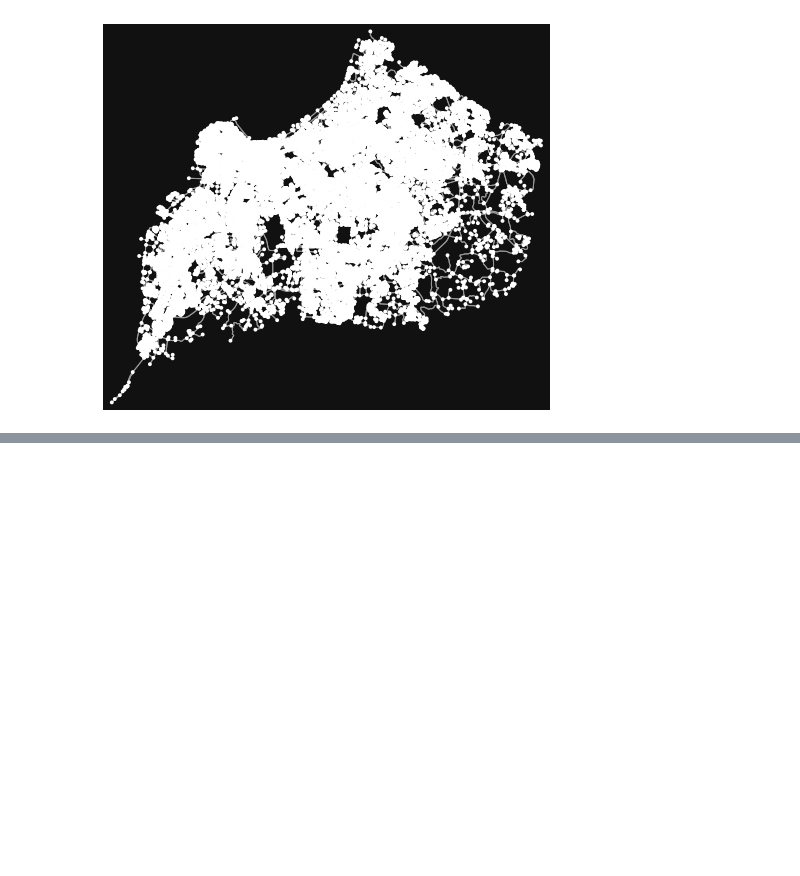
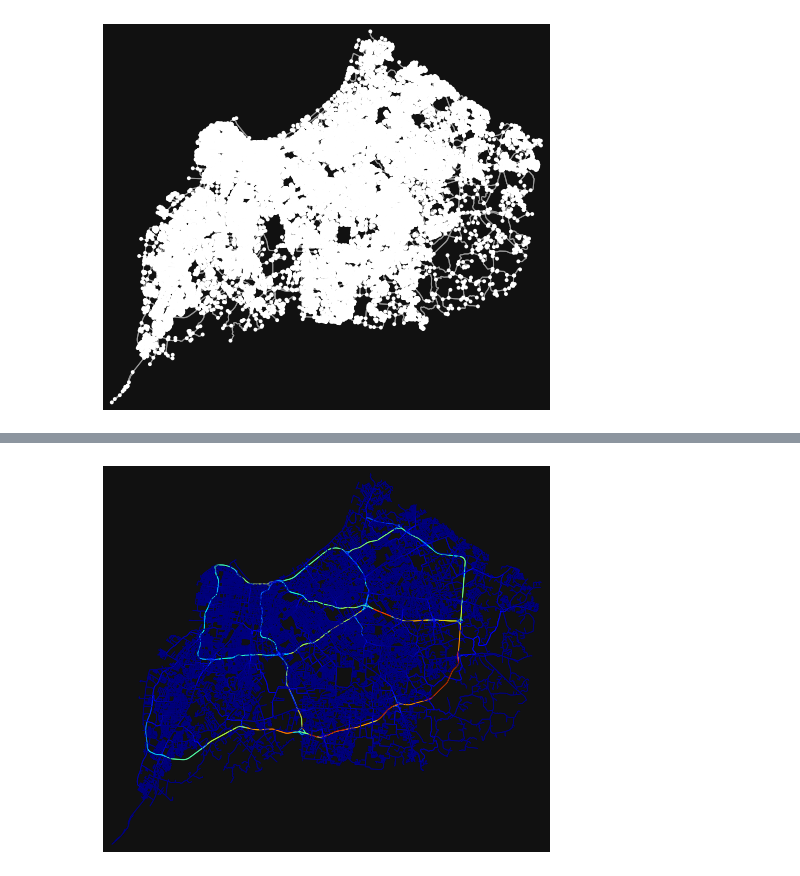
Before and after one commit to asrenninger/jams, a Jupyter notebook: python/osmnx.ipynb, the cells around one changed output, grey strips where cells are left out. Drawn from its saved outputs; the diff is of its cells as text; code cells hidden in the pictures; blank space fills up the shorter version.

```diff
--- a/python/osmnx.ipynb
+++ b/python/osmnx.ipynb
@@ -300,0 +332,5 @@ for key in sorted(node_stats.keys()):
+# %%
+ec = ox.plot.get_edge_colors_by_attr(G, 'betweenness_centrality', cmap='jet')
+fig, ax = ox.plot_graph(G, edge_color=ec, edge_linewidth=0.8, node_size=0)
+# %% [output]
+[figure, added]
```
Also changed, not shown: parts of 9 cells of this notebook, 23 other files.
